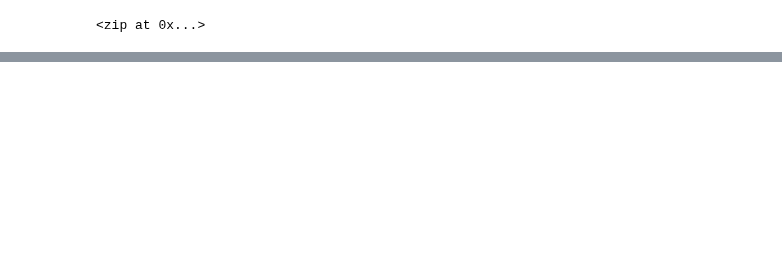
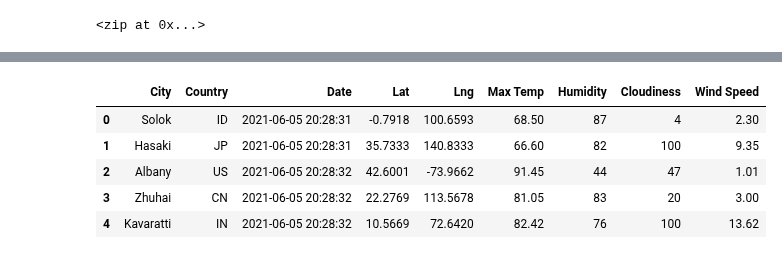
Before and after one commit to ilaha/World_Weather_Analysis, a Jupyter notebook: WeatherPy.ipynb, the cells around one changed output, grey strips where cells are left out. Drawn from its saved outputs; the diff is of its cells as text; code cells hidden in the pictures; blank space fills up the shorter version.

```diff
--- a/WeatherPy.ipynb
+++ b/WeatherPy.ipynb
@@ -34,0 +44,3 @@ len(cities)
+# %%
+# Starting URL for Weather Map API Call.
+url = "http://api.openweathermap.org/data/2.5/weather?units=Imperial&APPID=" + weather_api_key
@@ -34,0 +125,16 @@ len(cities)
+# %%
+# Convert the array of dictionaries to a Pandas DataFrame.
+city_data_df = pd.DataFrame(city_data)
+#city_data_df.head(10)
+# %%
+new_column_order = ["City", "Country", "Date", "Lat", "Lng", "Max Temp", "Humidity", "Cloudiness", "Wind Speed"]
+city_data_df = city_data_df[new_column_order]
+# %%
+city_data_df.head()
+# %% [output]
+|  | City | Country | Date | Lat | Lng | Max Temp | Humidity | Cloudiness | Wind Speed |
+| 0 | Solok | ID | 2021-06-05 20:28:31 | -0.7918 | 100.6593 | 68.50 | 87 | 4 | 2.30 |
+| 1 | Hasaki | JP | 2021-06-05 20:28:31 | 35.7333 | 140.8333 | 66.60 | 82 | 100 | 9.35 |
+| 2 | Albany | US | 2021-06-05 20:28:32 | 42.6001 | -73.9662 | 91.45 | 44 | 47 | 1.01 |
+| 3 | Zhuhai | CN | 2021-06-05 20:28:32 | 22.2769 | 113.5678 | 81.05 | 83 | 20 | 3.00 |
+| 4 | Kavaratti | IN | 2021-06-05 20:28:32 | 10.5669 | 72.6420 | 82.42 | 76 | 100 | 13.62 |
```
Also changed, not shown: parts of 4 cells of this notebook, 3 other files.
